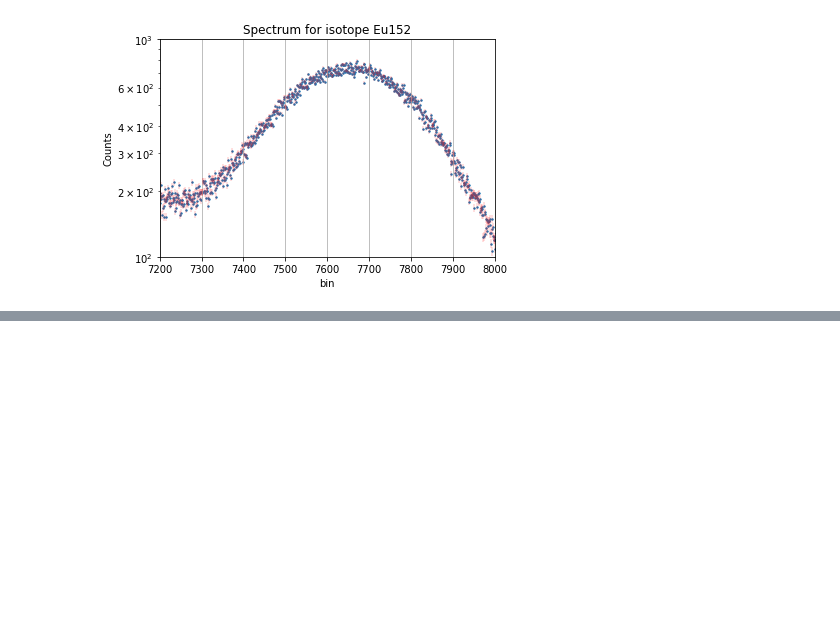
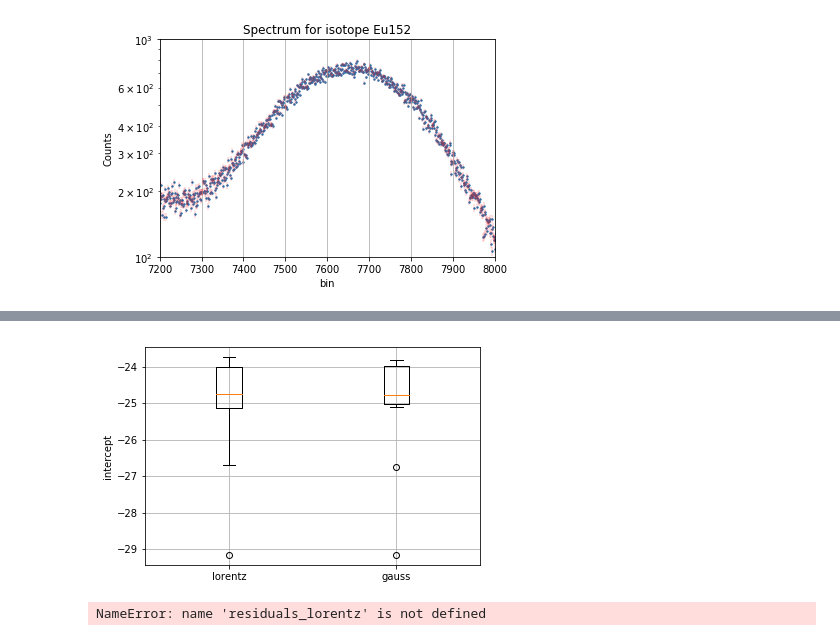
Before and after one commit to kromerh/phd_python, a Jupyter notebook: 07.IndiumActivation/07.Indium.01.Calibration.ipynb, the cells around one changed output, grey strips where cells are left out. Drawn from its saved outputs; the diff is of its cells as text; code cells hidden in the pictures; blank space fills up the shorter version.

```diff
--- a/07.IndiumActivation/07.Indium.01.Calibration.ipynb
+++ b/07.IndiumActivation/07.Indium.01.Calibration.ipynb
@@ -400,0 +560,28 @@ peak_regions = {'isotope': ['Co60', 'Co60', 'Cs137', 'Eu152', 'Eu152', 'Eu152',
+# %%
+data = [intercepts_lorentz, intercepts_gauss]
+# Multiple box plots on one Axes
+fig, ax = plt.subplots()
+ax.boxplot(data)
+# plt.boxplot(data1,0,'',positions=x-100,widths=150)
+# plt.boxplot(data2,0,'',positions=x+100,widths=150)
+
+plt.xticks([1, 2], ['lorentz', 'gauss'])
+plt.grid()
+plt.ylabel('intercept')
+plt.show()
+# %% [output]
+[figure, added]
+# %%
+data = [residuals_lorentz, residuals_gauss]
+# Multiple box plots on one Axes
+fig, ax = plt.subplots()
+ax.boxplot(data)
+# plt.boxplot(data1,0,'',positions=x-100,widths=150)
+# plt.boxplot(data2,0,'',positions=x+100,widths=150)
+
+plt.xticks([1, 2], ['lorentz', 'gauss'])
+plt.grid()
+plt.ylabel('residuals')
+plt.show()
+# %% [output]
+NameError: name 'residuals_lorentz' is not defined
```
Also changed, not shown: parts of 15 cells of this notebook, 19 other files.
